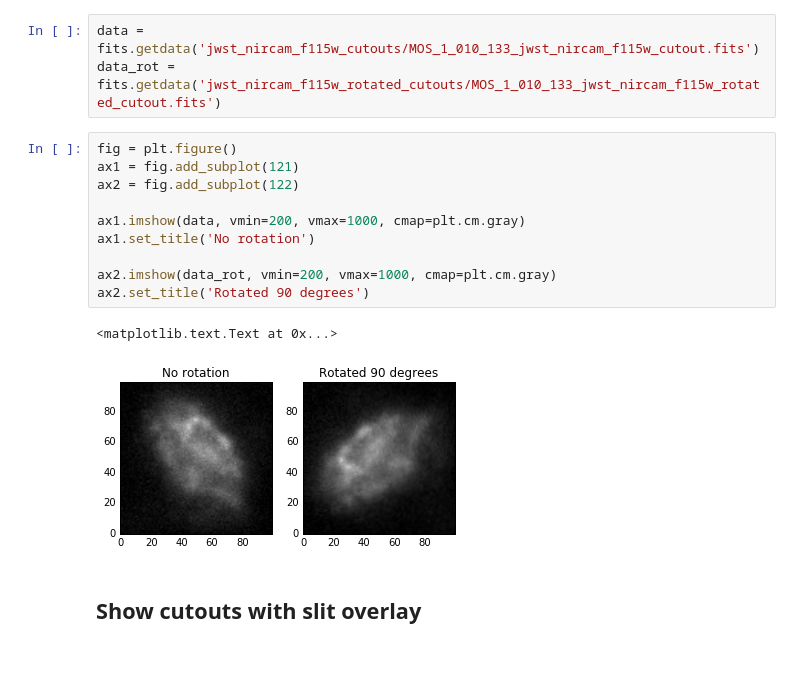
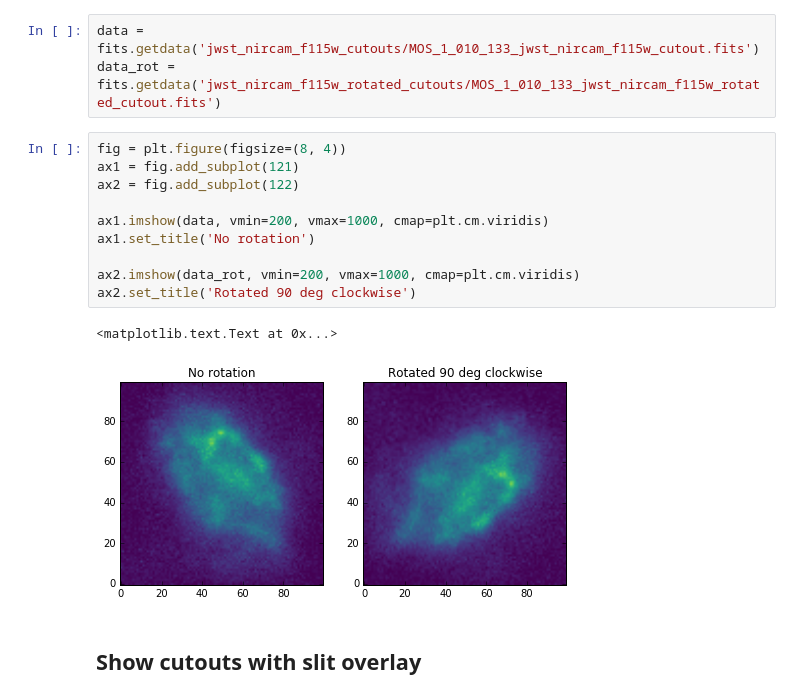
Before and after one commit to spacetelescope/mosviz, a Jupyter notebook: docs/mosviz/notebooks/make_cutouts.ipynb, the cells around one changed output. Saved outputs shown, nothing was run; the diff lists cells and outputs as text; blank space fills up the shorter version.

```diff
--- a/docs/mosviz/notebooks/make_cutouts.ipynb
+++ b/docs/mosviz/notebooks/make_cutouts.ipynb
@@ -45,18 +45,18 @@ from astropy.io import fits
 data = fits.getdata('jwst_nircam_f115w_cutouts/MOS_1_010_133_jwst_nircam_f115w_cutout.fits')
 data_rot = fits.getdata('jwst_nircam_f115w_rotated_cutouts/MOS_1_010_133_jwst_nircam_f115w_rotated_cutout.fits')
 # %%
-fig = plt.figure()
+fig = plt.figure(figsize=(8, 4))
 ax1 = fig.add_subplot(121)
 ax2 = fig.add_subplot(122)
 
-ax1.imshow(data, vmin=200, vmax=1000, cmap=plt.cm.gray)
+ax1.imshow(data, vmin=200, vmax=1000, cmap=plt.cm.viridis)
 ax1.set_title('No rotation')
 
-ax2.imshow(data_rot, vmin=200, vmax=1000, cmap=plt.cm.gray)
-ax2.set_title('Rotated 90 degrees')
+ax2.imshow(data_rot, vmin=200, vmax=1000, cmap=plt.cm.viridis)
+ax2.set_title('Rotated 90 deg clockwise')
 # %% [output]
 <matplotlib.text.Text at 0x...>
-[figure, old version]
+[figure, new version]
 # %% [markdown]
 ## Show cutouts with slit overlay
 # %% [markdown]
```
Also changed, not shown: parts of 1 cell of this notebook, 1 other file.
